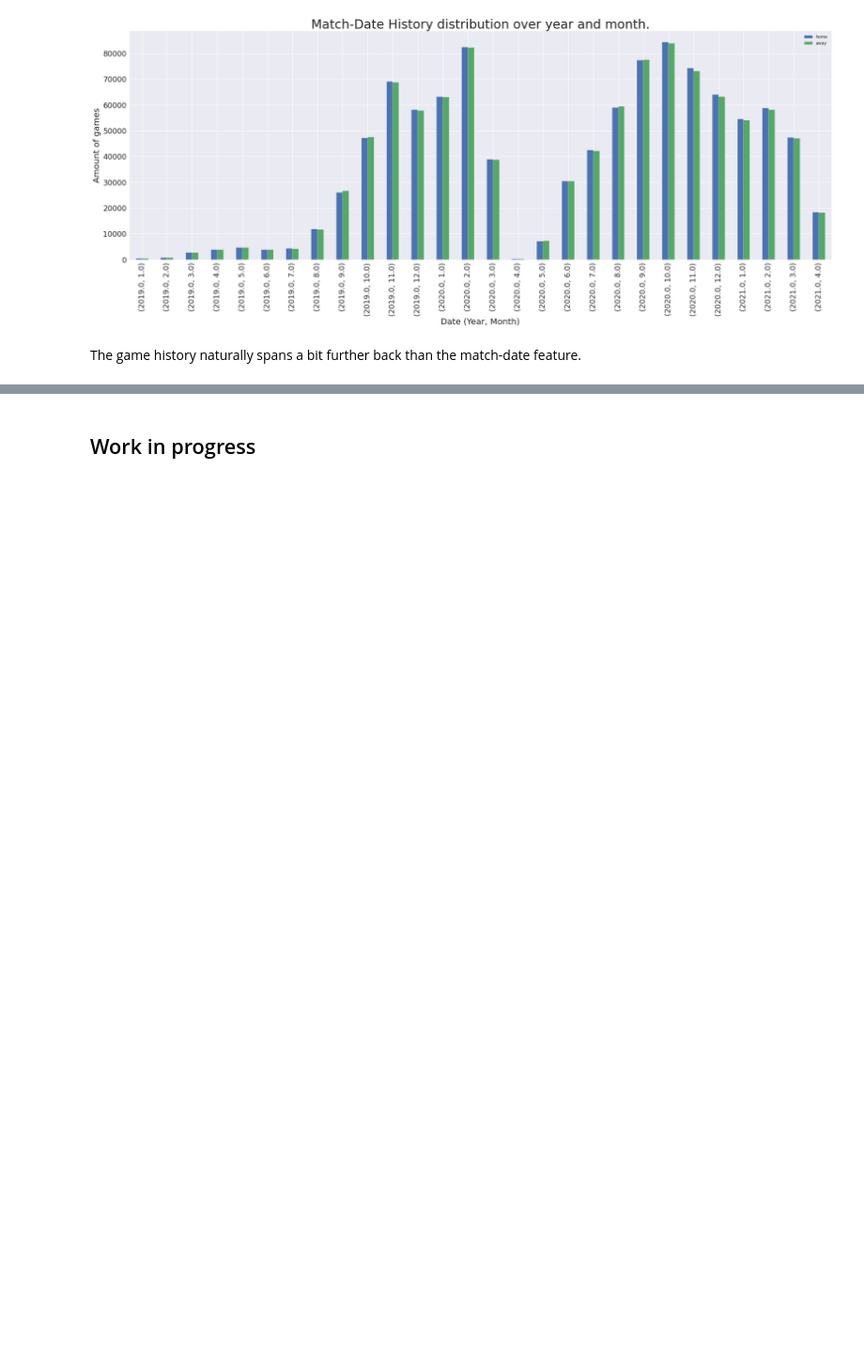
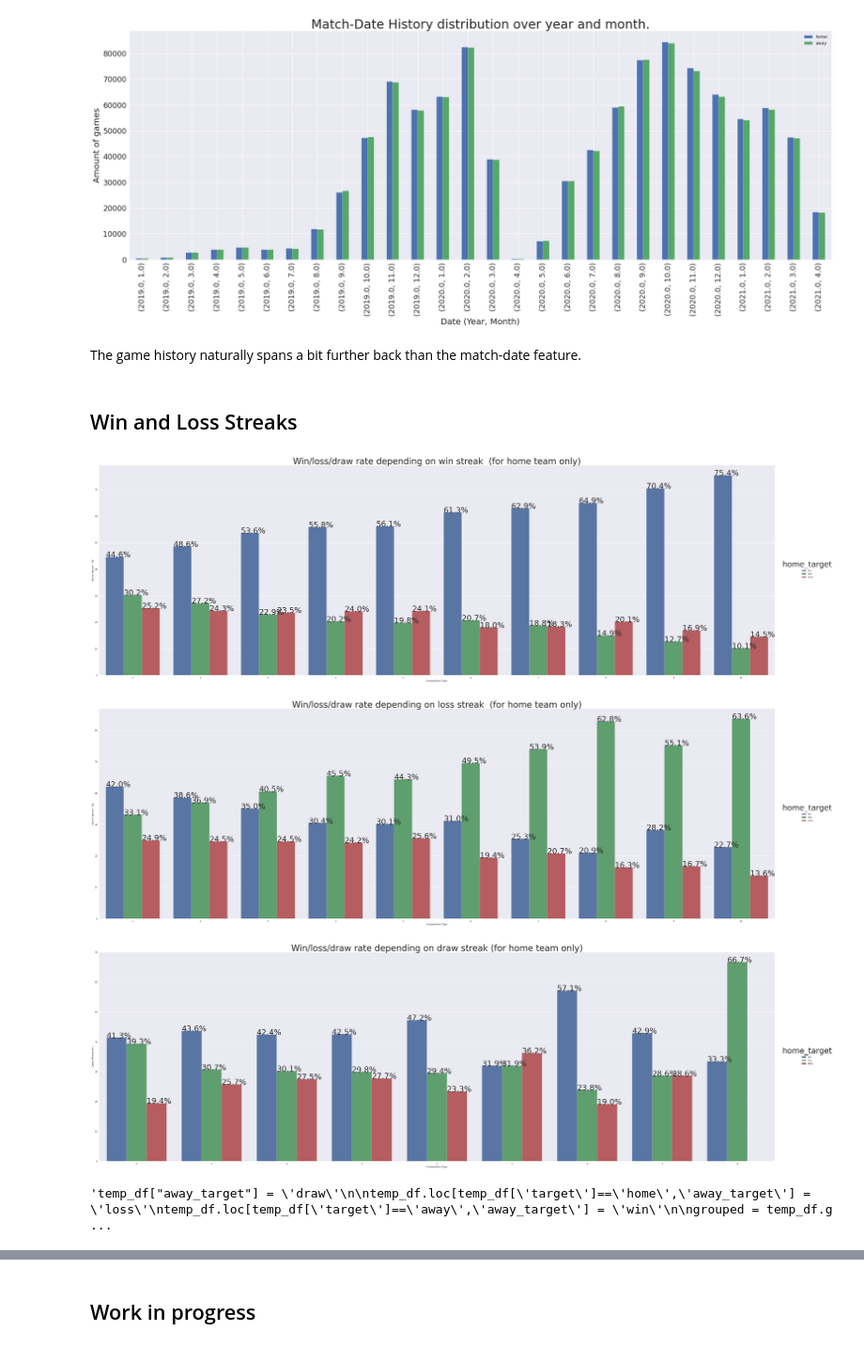
Before and after one commit to Taoudi/Football-Match-Result-Predictor, a Jupyter notebook: football-match-prediction-eda.ipynb, the cells around one changed output, grey strips where cells are left out. Shown at 94% size. Drawn from its saved outputs; the diff is of its cells as text; code cells hidden in the pictures; blank space fills up the shorter version.

```diff
--- a/football-match-prediction-eda.ipynb
+++ b/football-match-prediction-eda.ipynb
@@ -329,3 +329,5 @@ plt.show()
 [figure]
 # %% [markdown]
 The game history naturally spans a bit further back than the match-date feature.
+# %% [markdown]
+## Win and Loss Streaks
@@ -331,0 +391,74 @@ The game history naturally spans a bit further back than the match-date feature.
+# %%
+temp_df = add_streak(df)
+# %%
+
+#grouped = temp_df.groupby(['target'])
+#display(grouped['home'])
+hue_order = ['win','loss','draw']
+temp_df["home_target"] = 'draw'
+
+temp_df.loc[temp_df['target']=='home','home_target'] = 'win'
+temp_df.loc[temp_df['target']=='away','home_target'] = 'loss'
+
+t1 = temp_df.loc[temp_df['home_streak_type']=='win']
+grouped = t1.groupby(['home_streak','home_streak_type'])['home_target'].value_counts(normalize=True)
+grouped = grouped.mul(100)
+grouped = grouped.rename('percent').reset_index()
+g = sns.catplot(x="home_streak",y='percent',hue='home_target',kind='bar',hue_order=hue_order,data=grouped,height=15,aspect=3)
+plt.title("Win/loss/draw rate depending on win streak  (for home team only)", fontsize=40)
+g.set_axis_labels("Competition Type","Game Winner (%)")
+for p in g.ax.patches:
+    txt = str(p.get_height().round(1)) + '%'
+    txt_x = p.get_x()
+    txt_y = p.get_height()
+    g.ax.text(txt_x,txt_y,txt)
+plt.show()
+
+t1 = temp_df.loc[temp_df['home_streak_type']=='loss']
+grouped = t1.groupby(['home_streak','home_streak_type'])['home_target'].value_counts(normalize=True)
+grouped = grouped.mul(100)
+grouped = grouped.rename('percent').reset_index()
+g = sns.catplot(x="home_streak",y='percent',hue='home_target',kind='bar',hue_order=hue_order,data=grouped,height=15,aspect=3)
+plt.title("Win/loss/draw rate depending on loss streak  (for home team only)", fontsize=40)
+g.set_axis_labels("Competition Type","Game Winner (%)")
+for p in g.ax.patches:
+    txt = str(p.get_height().round(1)) + '%'
+    txt_x = p.get_x()
+    txt_y = p.get_height()
+    g.ax.text(txt_x,txt_y,txt)
+plt.show()
+
+t1 = temp_df.loc[temp_df['home_streak_type']=='draw']
+grouped = t1.groupby(['home_streak','home_streak_type'])['home_target'].value_counts(normalize=True)
+grouped = grouped.mul(100)
+grouped = grouped.rename('percent').reset_index()
+
+g = sns.catplot(x="home_streak",y='percent',hue='home_target',kind='bar',hue_order=hue_order,data=grouped,height=15,aspect=3)
+plt.title("Win/loss/draw rate depending on draw streak (for home team only)", fontsize=40)
+g.set_axis_labels("Competition Type","Game Winner (%)")
+for p in g.ax.patches:
+    txt = str(p.get_height().round(1)) + '%'
+    txt_x = p.get_x()
+    txt_y = p.get_height()
+    g.ax.text(txt_x,txt_y,txt)
+plt.show()
+"""temp_df["away_target"] = 'draw'
+
+temp_df.loc[temp_df['target']=='home','away_target'] = 'loss'
+temp_df.loc[temp_df['target']=='away','away_target'] = 'win'
+
+grouped = temp_df.groupby(['away_streak','away_streak_type'])['away_target'].value_counts(normalize=True)
+grouped = grouped.mul(100)
+grouped = grouped.rename('percent').reset_index()
+
+
+display(grouped)
+#ax = sns.displot(x='home_streak',hue='home_target',element='bars',data=temp_df.loc[temp_df['home_streak_type']=='win'],height=15,aspect=3,discrete=True,stat="probability")
+ax = sns.catplot(x="away_streak",y='percent',hue='away_target',kind='bar',hue_order=hue_order,data=grouped,height=15,aspect=3)
+
+"""
+# %% [output]
+[figure, added]
+[figure, added]
+[figure, added]
+'temp_df["away_target"] = \'draw\'\n\ntemp_df.loc[temp_df[\'target\']==\'home\',\'away_target\'] = \'loss\'\ntemp_df.loc[temp_df[\'target\']==\'away\',\'away_target\'] = \'win\'\n\ngrouped = temp_df.g ...
```
Also changed, not shown: parts of 5 cells of this notebook.
